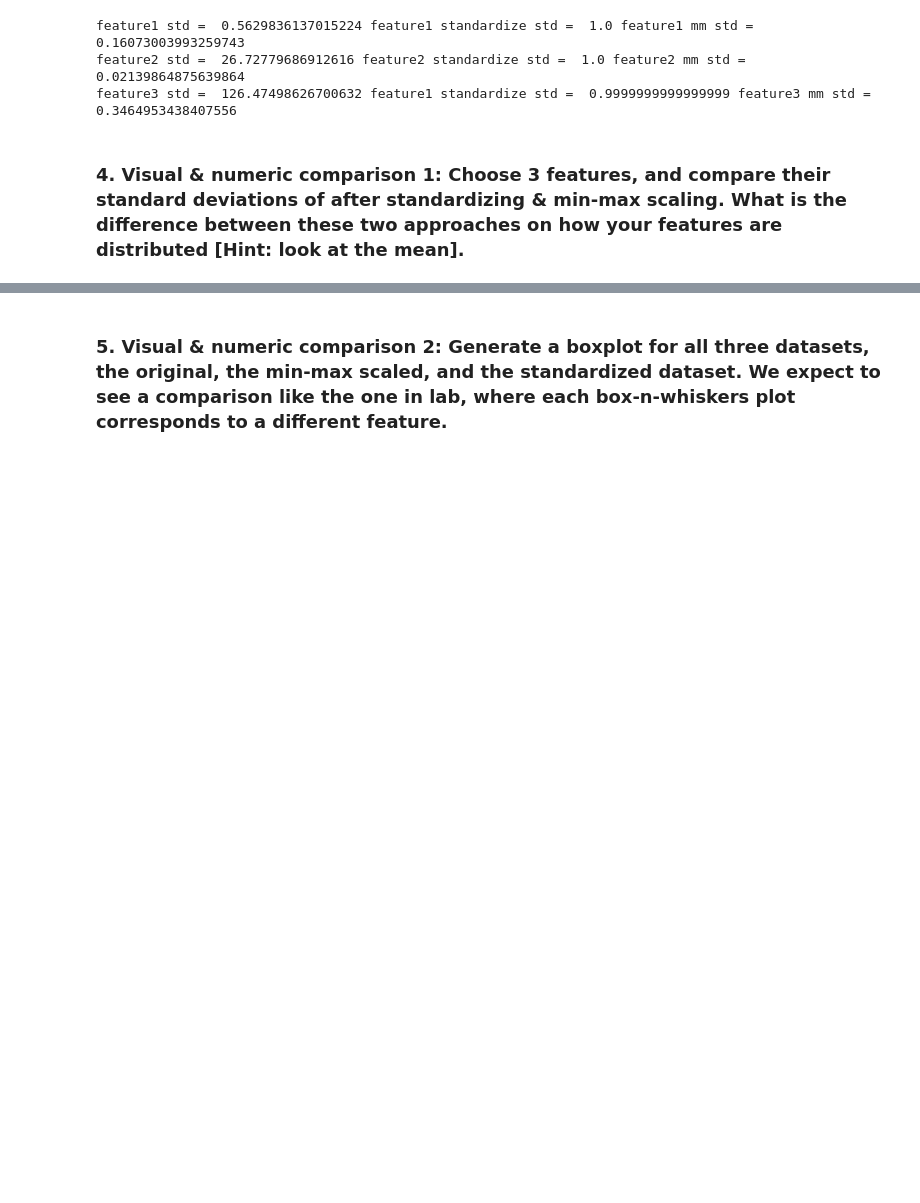
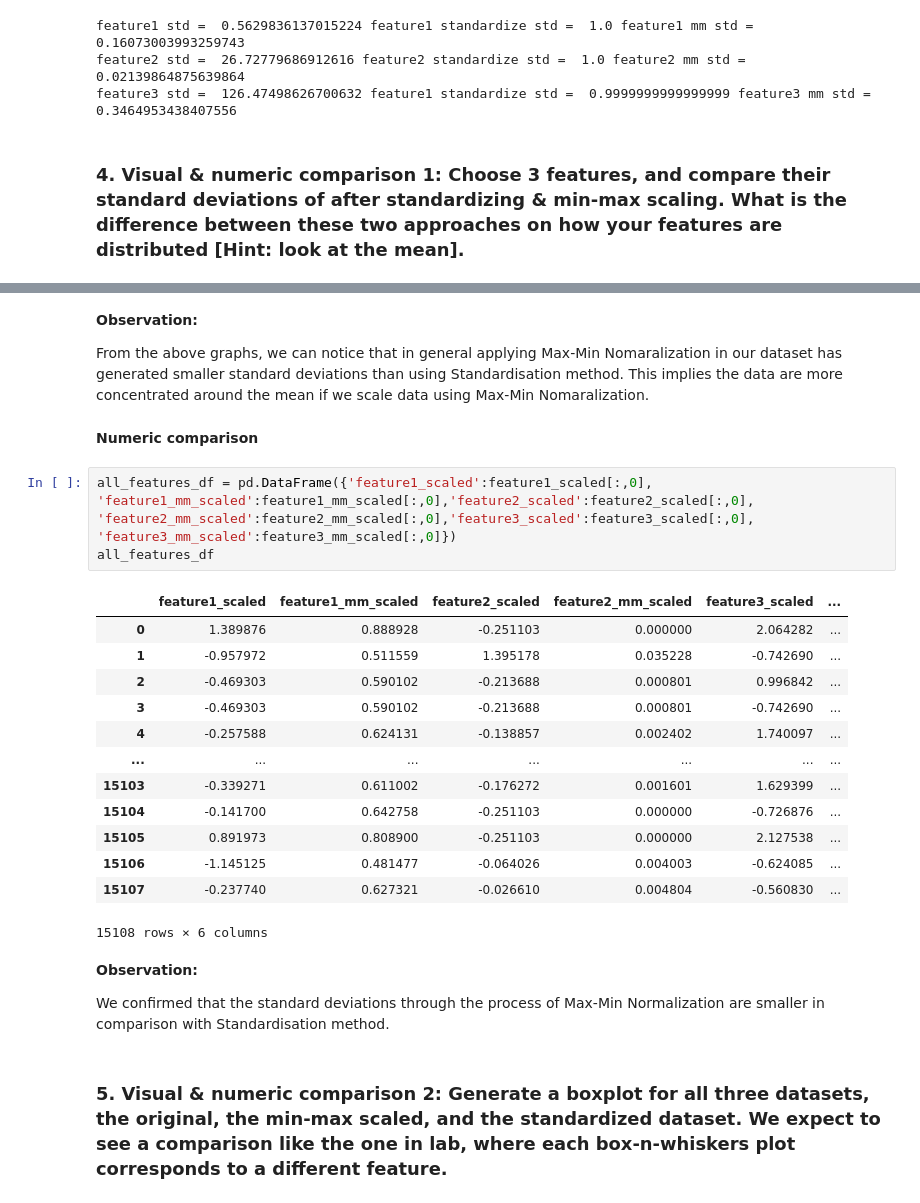
Before and after one commit to tanvir1985/MachineLearning-AMII, a Jupyter notebook: PA3_Team1_W23_ipynb.ipynb, the cells around one changed output, grey strips where cells are left out. Cells and saved outputs as stored; diff of their text form; blank space fills up the shorter version.

```diff
--- a/PA3_Team1_W23_ipynb.ipynb
+++ b/PA3_Team1_W23_ipynb.ipynb
@@ -564,4 +565,31 @@ for i, column in enumerate(all_features_df.columns, 1):
 [figure]
+# %% [markdown]
+**Observation:**
+
+From the above graphs, we can notice that in general applying Max-Min Nomaralization in our dataset has generated smaller standard deviations than using Standardisation method. This implies the data are more concentrated around the mean if we scale data using Max-Min Nomaralization.
+# %% [markdown]
+**Numeric comparison**
+# %%
+all_features_df = pd.DataFrame({'feature1_scaled':feature1_scaled[:,0], 'feature1_mm_scaled':feature1_mm_scaled[:,0],'feature2_scaled':feature2_scaled[:,0], 'feature2_mm_scaled':feature2_mm_scaled[:,0],'feature3_scaled':feature3_scaled[:,0], 'feature3_mm_scaled':feature3_mm_scaled[:,0]})
+all_features_df
+# %% [output]
+|  | feature1_scaled | feature1_mm_scaled | feature2_scaled | feature2_mm_scaled | feature3_scaled | ... |
+| 0 | 1.389876 | 0.888928 | -0.251103 | 0.000000 | 2.064282 | ... |
+| 1 | -0.957972 | 0.511559 | 1.395178 | 0.035228 | -0.742690 | ... |
+| 2 | -0.469303 | 0.590102 | -0.213688 | 0.000801 | 0.996842 | ... |
+| 3 | -0.469303 | 0.590102 | -0.213688 | 0.000801 | -0.742690 | ... |
+| 4 | -0.257588 | 0.624131 | -0.138857 | 0.002402 | 1.740097 | ... |
+| ... | ... | ... | ... | ... | ... | ... |
+| 15103 | -0.339271 | 0.611002 | -0.176272 | 0.001601 | 1.629399 | ... |
+| 15104 | -0.141700 | 0.642758 | -0.251103 | 0.000000 | -0.726876 | ... |
+| 15105 | 0.891973 | 0.808900 | -0.251103 | 0.000000 | 2.127538 | ... |
+| 15106 | -1.145125 | 0.481477 | -0.064026 | 0.004003 | -0.624085 | ... |
+| 15107 | -0.237740 | 0.627321 | -0.026610 | 0.004804 | -0.560830 | ... |
+15108 rows × 6 columns
+# %% [markdown]
+**Observation:**
+
+We confirmed that the standard deviations through the process of Max-Min Normalization are smaller in comparison with Standardisation method.
 # %% [markdown]
 ### 5. Visual & numeric comparison 2: Generate a boxplot for all three datasets, the original, the  min-max scaled, and the standardized dataset. We expect to see a comparison like the one in lab, where each box-n-whiskers plot corresponds to a different feature.
 # %%
```
Also changed, not shown: parts of 32 cells of this notebook.
